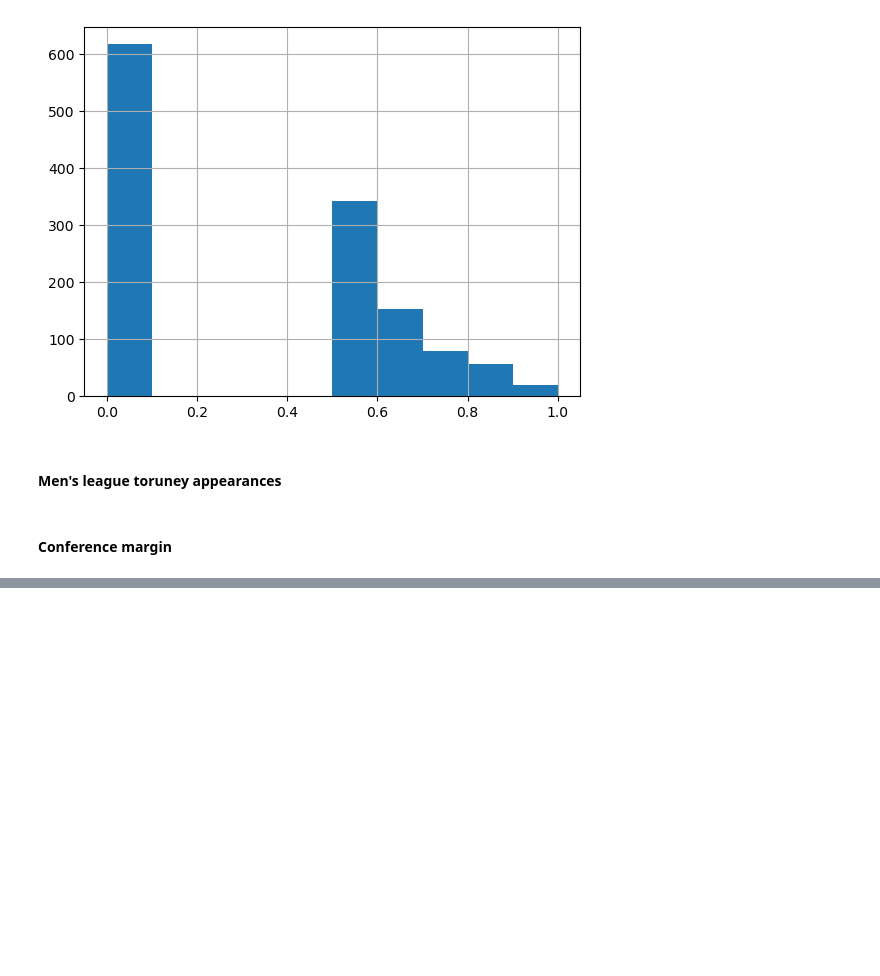
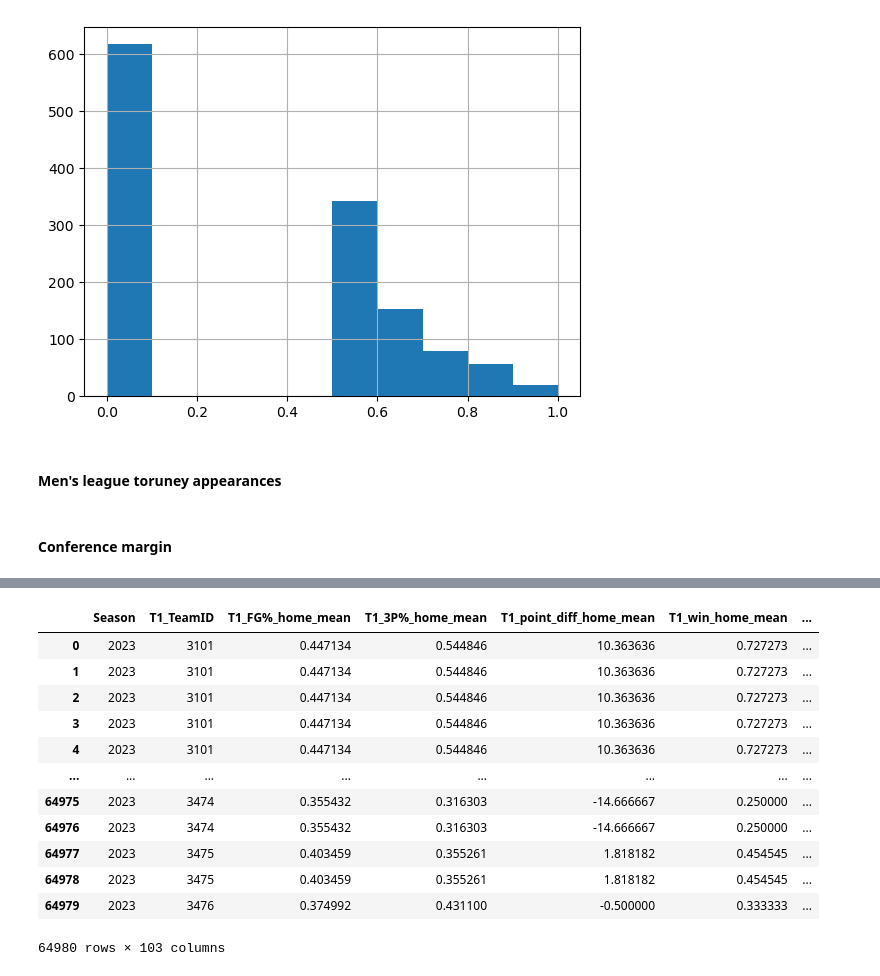
Before and after one commit to skowronskid/March-Machine-Learning-Mania-2023, a Jupyter notebook: main.ipynb, the cells around one changed output, grey strips where cells are left out. Drawn from its saved outputs; the diff is of its cells as text; code cells hidden in the pictures; blank space fills up the shorter version.

```diff
--- a/main.ipynb
+++ b/main.ipynb
@@ -575,0 +566,16 @@ M_solution
+# %%
+W_solution
+# %% [output]
+|  | Season | T1_TeamID | T1_FG%_home_mean | T1_3P%_home_mean | T1_point_diff_home_mean | T1_win_home_mean | ... |
+| 0 | 2023 | 3101 | 0.447134 | 0.544846 | 10.363636 | 0.727273 | ... |
+| 1 | 2023 | 3101 | 0.447134 | 0.544846 | 10.363636 | 0.727273 | ... |
+| 2 | 2023 | 3101 | 0.447134 | 0.544846 | 10.363636 | 0.727273 | ... |
+| 3 | 2023 | 3101 | 0.447134 | 0.544846 | 10.363636 | 0.727273 | ... |
+| 4 | 2023 | 3101 | 0.447134 | 0.544846 | 10.363636 | 0.727273 | ... |
+| ... | ... | ... | ... | ... | ... | ... | ... |
+| 64975 | 2023 | 3474 | 0.355432 | 0.316303 | -14.666667 | 0.250000 | ... |
+| 64976 | 2023 | 3474 | 0.355432 | 0.316303 | -14.666667 | 0.250000 | ... |
+| 64977 | 2023 | 3475 | 0.403459 | 0.355261 | 1.818182 | 0.454545 | ... |
+| 64978 | 2023 | 3475 | 0.403459 | 0.355261 | 1.818182 | 0.454545 | ... |
+| 64979 | 2023 | 3476 | 0.374992 | 0.431100 | -0.500000 | 0.333333 | ... |
+64980 rows × 103 columns
```
Also changed, not shown: parts of 16 cells of this notebook, 5 other files.
